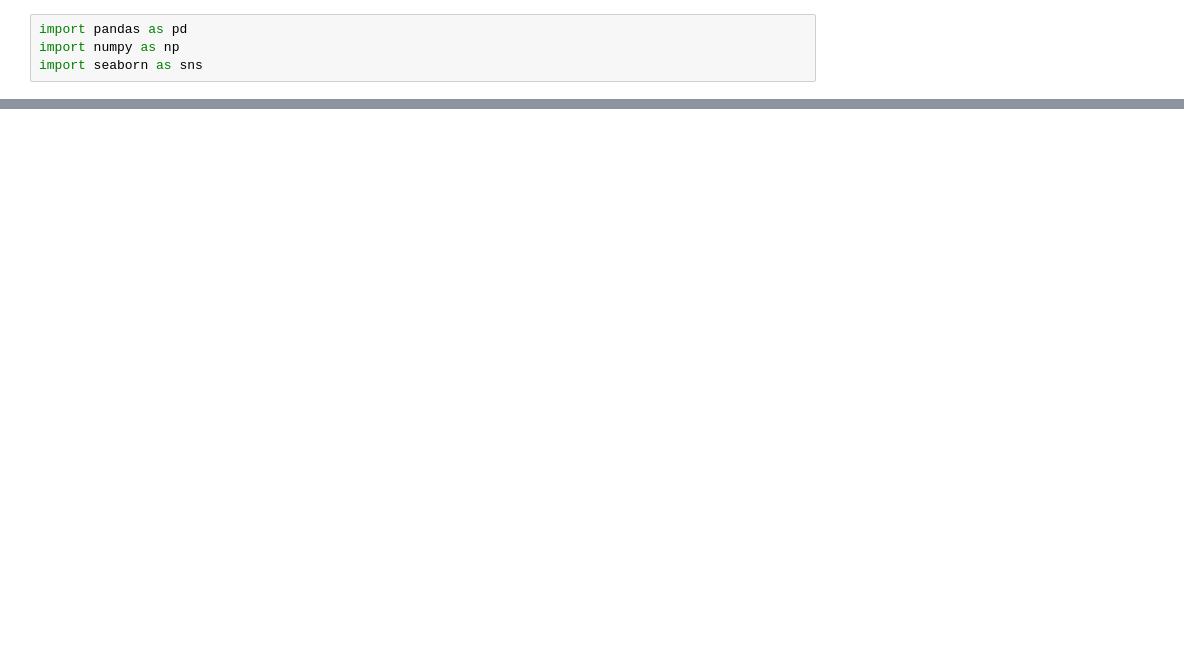
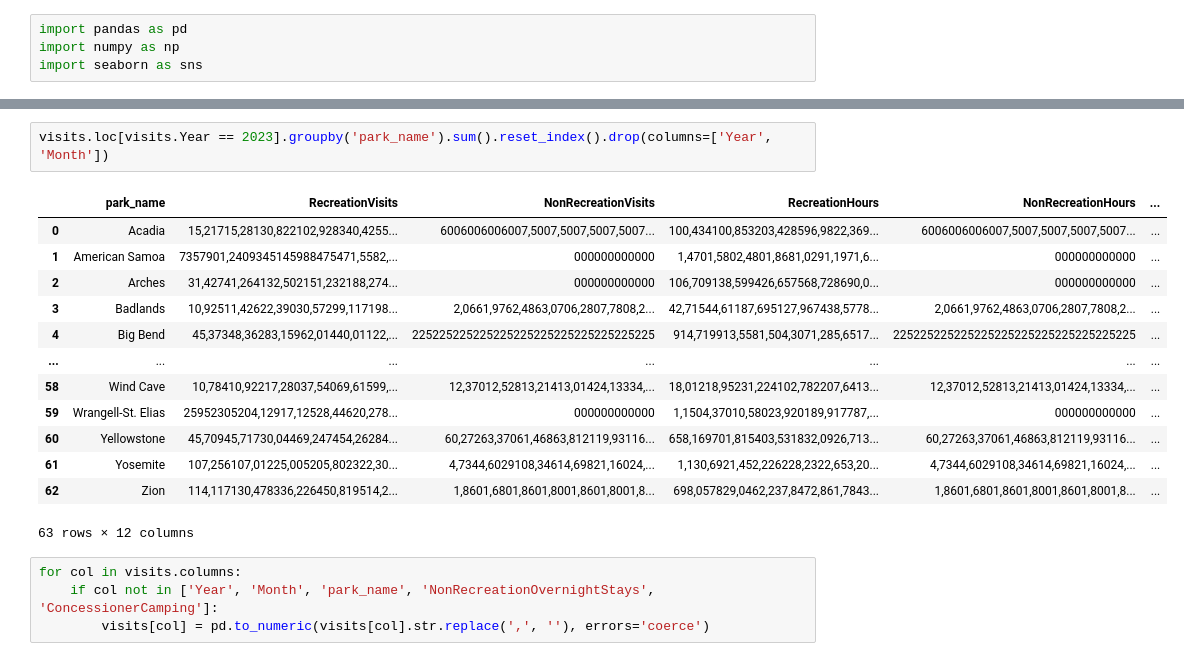
Before and after one commit to jaredjab/Capstone, a Jupyter notebook: scripts/analysis.ipynb, the cells around one changed output, grey strips where cells are left out. Saved outputs shown, nothing was run; the diff lists cells and outputs as text; blank space fills up the shorter version.

```diff
--- a/scripts/analysis.ipynb
+++ b/scripts/analysis.ipynb
@@ -47,0 +149,20 @@ sns.lineplot(climate
+# %%
+visits.loc[visits.Year == 2023].groupby('park_name').sum().reset_index().drop(columns=['Year', 'Month'])
+# %% [output]
+|  | park_name | RecreationVisits | NonRecreationVisits | RecreationHours | NonRecreationHours | ... |
+| 0 | Acadia | 15,21715,28130,822102,928340,4255... | 6006006006007,5007,5007,5007,5007... | 100,434100,853203,428596,9822,369... | 6006006006007,5007,5007,5007,5007... | ... |
+| 1 | American Samoa | 7357901,2409345145988475471,5582,... | 000000000000 | 1,4701,5802,4801,8681,0291,1971,6... | 000000000000 | ... |
+| 2 | Arches | 31,42741,264132,502151,232188,274... | 000000000000 | 106,709138,599426,657568,728690,0... | 000000000000 | ... |
+| 3 | Badlands | 10,92511,42622,39030,57299,117198... | 2,0661,9762,4863,0706,2807,7808,2... | 42,71544,61187,695127,967438,5778... | 2,0661,9762,4863,0706,2807,7808,2... | ... |
+| 4 | Big Bend | 45,37348,36283,15962,01440,01122,... | 225225225225225225225225225225225225 | 914,719913,5581,504,3071,285,6517... | 225225225225225225225225225225225225 | ... |
+| ... | ... | ... | ... | ... | ... | ... |
+| 58 | Wind Cave | 10,78410,92217,28037,54069,61599,... | 12,37012,52813,21413,01424,13334,... | 18,01218,95231,224102,782207,6413... | 12,37012,52813,21413,01424,13334,... | ... |
+| 59 | Wrangell-St. Elias | 25952305204,12917,12528,44620,278... | 000000000000 | 1,1504,37010,58023,920189,917787,... | 000000000000 | ... |
+| 60 | Yellowstone | 45,70945,71730,04469,247454,26284... | 60,27263,37061,46863,812119,93116... | 658,169701,815403,531832,0926,713... | 60,27263,37061,46863,812119,93116... | ... |
+| 61 | Yosemite | 107,256107,01225,005205,802322,30... | 4,7344,6029108,34614,69821,16024,... | 1,130,6921,452,226228,2322,653,20... | 4,7344,6029108,34614,69821,16024,... | ... |
+| 62 | Zion | 114,117130,478336,226450,819514,2... | 1,8601,6801,8601,8001,8601,8001,8... | 698,057829,0462,237,8472,861,7843... | 1,8601,6801,8601,8001,8601,8001,8... | ... |
+63 rows × 12 columns
+# %%
+for col in visits.columns:
+    if col not in ['Year', 'Month', 'park_name', 'NonRecreationOvernightStays', 'ConcessionerCamping']:
+        visits[col] = pd.to_numeric(visits[col].str.replace(',', ''), errors='coerce')
```
Also changed, not shown: parts of 29 cells of this notebook, 10 other files.
